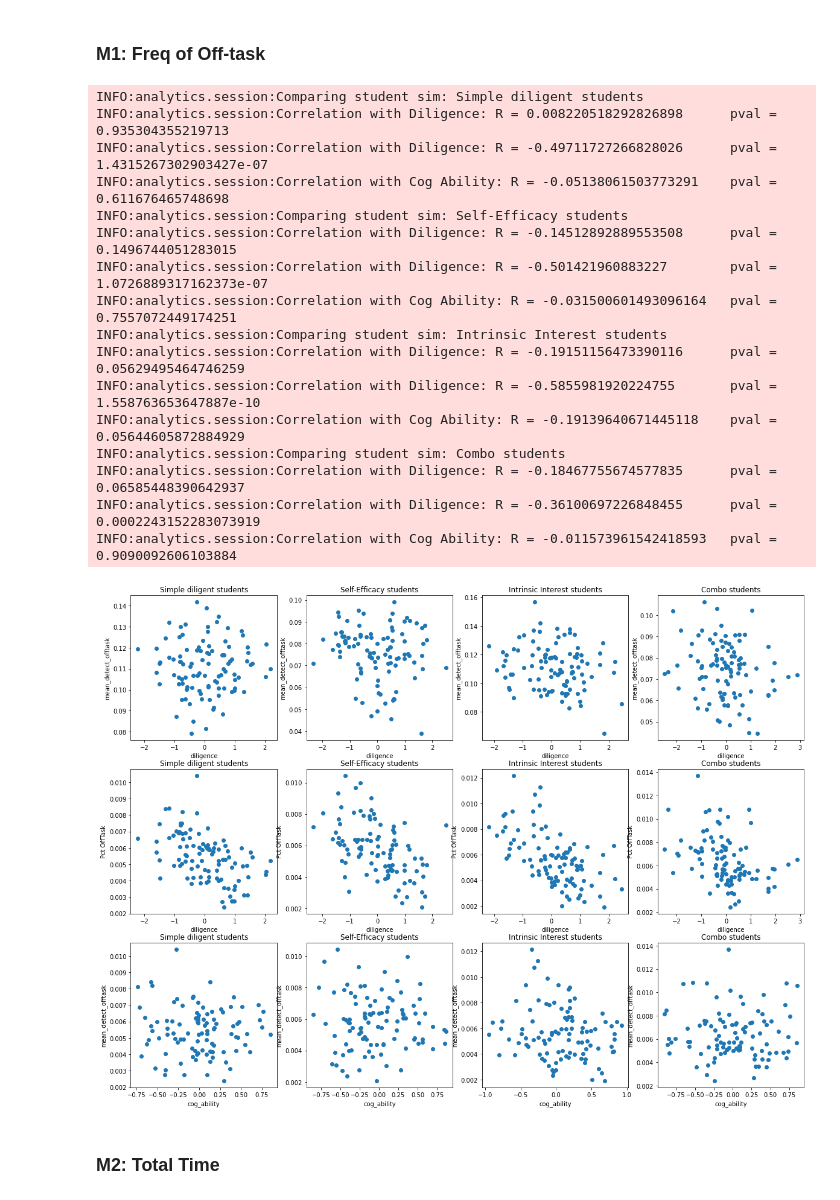
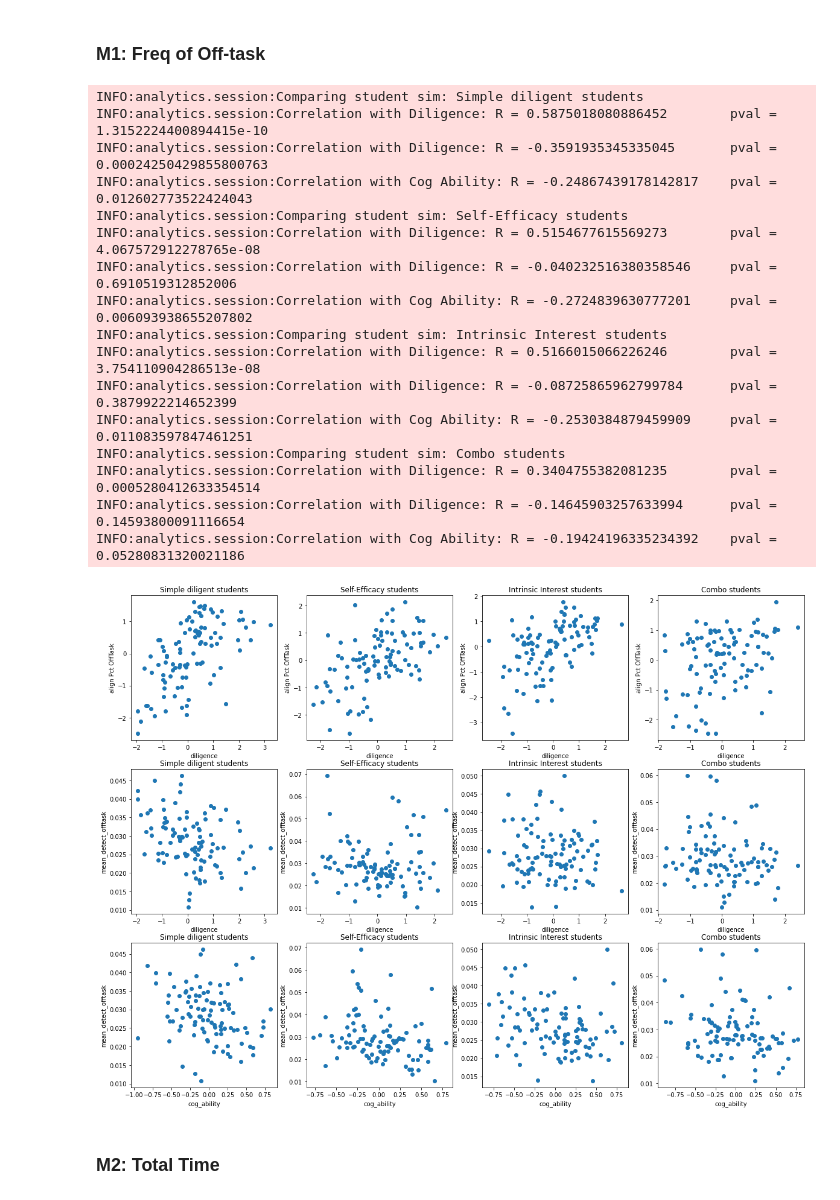
Before and after one commit to stevencdang/MotivSim, a Jupyter notebook: notebooks/Compare_Dil_est-3.ipynb, the cells around one changed output. Drawn from its saved outputs; the diff is of its cells as text; code cells hidden in the pictures.

```diff
--- a/notebooks/Compare_Dil_est-3.ipynb
+++ b/notebooks/Compare_Dil_est-3.ipynb
@@ -135,8 +135,8 @@ INFO:analytics.session:Skipping Clearing database
 # %% [markdown]
 # Simulating learners
 # %%
-num_students = 20
-num_sessions = 10
+num_students = 100
+num_sessions = 20
 # %%
 sim_helper = SimHelper(db)
 # %%
@@ -675,15 +864,23 @@ for desc in batch_descs:
 
     args = [session_calc.calc_stu_session_stats, sid, 50]
     ses_stats, runtime = batch_calc.time_calc(batch_calc.batch_calc, args)
-    logger.info(f"Calculated student activity stats: {ses_stats.shape}\tRuntime: {runtime} seconds")
+    logger.info(f"Calculated student session stats: {ses_stats.shape}\tRuntime: {runtime} seconds")
 
     args = [calc_stats, sid, 50]
     dil_stats, runtime = batch_calc.time_calc(batch_calc.batch_calc, args)
     logger.info(f"Calculated diligence stats: {dil_stats.shape}\tRuntime: {runtime} seconds")
 
+    args = [get_afm_steps, sid, 50]
+    afm_steps, runtime = batch_calc.time_calc(batch_calc.batch_calc, args)
+    logger.info(f"Calculated Step rollup for afm: {afm_steps.shape}\tRuntime: {runtime} seconds")
+
+#    stu_afm = run_afm(afm_steps)
+    stu_afm, runtime = batch_calc.time_calc(run_afm, [afm_steps])
+    logger.info(f"Calculated afm intercepts: {stu_afm.shape}\tRuntime: {runtime} seconds")
+
 
     stu_stats[desc] = pd.concat([sim_students, action_dist, tx_stats, ses_stats,
-                                 dil_stats], axis=1)
+                                 dil_stats, stu_afm], axis=1)
     logger.info(f"Merged new stats together: {stu_stats[desc].shape}")
 # %% [output]
 INFO:analytics.session:Starting calculation
@@ -705,0 +903,14 @@ INFO:analytics.session:Merged new stats together: (100, 68)
+# %%
+# Align direction of measures and scale
+measures = ['pct class', 'Pct OffTask', 'start speed', 'early finish']
+scaled_measures = {m: f"align {m}" for m in measures}
+# Align these columns so greater value == greater diligence
+align_measures = {"pct class": 1, "Pct OffTask": -1, 'start speed': -1, 'early finish': -1}
+for i, desc in enumerate(batch_descs):
+    logger.info(f"Aligning columns for student sim: {desc}")
+    ss = stu_stats[desc]
+    for m in measures:
+        d = ss[m]
+        stu_stats[desc][scaled_measures[m]] = align_measures[m] * (d - d.mean())/d.std()
+
+logger.info(f"Added new columns: {scaled_measures.values()}")
@@ -707,0 +927,11 @@ INFO:analytics.session:Merged new stats together: (100, 68)
+# %%
+measures = ['pct class', 'Pct OffTask', 'start speed', 'early finish']
+cor_mat = {desc: pd.DataFrame(index=measures, columns = measures) for desc in batch_descs}
+for i, desc in enumerate(batch_descs):
+    logger.info(f"Comparing student sim: {desc}")
+    ss = stu_stats[desc]
+    for m_i in measures:
+        for m_j in measures:
+            corr, pval = pearsonr(ss[m_i],ss[m_j])
+            cor_mat[desc].loc[m_i, m_j] = corr
+    logger.info(f"\n{cor_mat[desc]}")
@@ -716,7 +964,7 @@ for i, desc in enumerate(batch_descs):
     ss = stu_stats[desc]
 
     xcol = "diligence"
-    ycol = "mean_detect_offtask"
+    ycol = "align Pct OffTask"
     X = ss[xcol]
     Y = ss[ycol]
     corr, pval = pearsonr(X,Y)
@@ -729,48 +977,48 @@ for i, desc in enumerate(batch_descs):
     plt.ylabel(ycol)
 
     xcol = "diligence"
-    ycol = "Pct OffTask"
+    ycol = "mean_detect_offtask"
     X = ss[xcol]
     Y = ss[ycol]
     corr, pval = pearsonr(X,Y)
     logger.info(f"Correlation with Diligence: R = {corr}\t pval = {pval}")
 
     plt.subplot(3,n,n+i+1)
     plt.scatter(X, Y)
     plt.title(desc)
     plt.xlabel(xcol)
     plt.ylabel(ycol)
 
     xcol = "cog_ability"
     ycol = "mean_detect_offtask"
     X = ss[xcol]
     corr, pval = pearsonr(X,Y)
     logger.info(f"Correlation with Cog Ability: R = {corr}\t pval = {pval}")
 
     plt.subplot(3,n,2*n+i+1)
     plt.scatter(X, Y)
     plt.title(desc)
     plt.xlabel(xcol)
     plt.ylabel(ycol)
 plt.show()
 # %% [output]
 INFO:analytics.session:Comparing student sim: Simple diligent students
-INFO:analytics.session:Correlation with Diligence: R = 0.008220518292826898      pval = 0.935304355219713
-INFO:analytics.session:Correlation with Diligence: R = -0.49711727266828026      pval = 1.4315267302903427e-07
-INFO:analytics.session:Correlation with Cog Ability: R = -0.05138061503773291    pval = 0.611676465748698
+INFO:analytics.session:Correlation with Diligence: R = 0.5875018080886452        pval = 1.3152224400894415e-10
+INFO:analytics.session:Correlation with Diligence: R = -0.3591935345335045       pval = 0.00024250429855800763
+INFO:analytics.session:Correlation with Cog Ability: R = -0.24867439178142817    pval = 0.012602773522424043
 INFO:analytics.session:Comparing student sim: Self-Efficacy students
-INFO:analytics.session:Correlation with Diligence: R = -0.14512892889553508      pval = 0.1496744051283015
-INFO:analytics.session:Correlation with Diligence: R = -0.501421960883227        pval = 1.0726889317162373e-07
-INFO:analytics.session:Correlation with Cog Ability: R = -0.031500601493096164   pval = 0.7557072449174251
+INFO:analytics.session:Correlation with Diligence: R = 0.5154677615569273        pval = 4.067572912278765e-08
+INFO:analytics.session:Correlation with Diligence: R = -0.040232516380358546     pval = 0.6910519312852006
+INFO:analytics.session:Correlation with Cog Ability: R = -0.2724839630777201     pval = 0.006093938655207802
 INFO:analytics.session:Comparing student sim: Intrinsic Interest students
-INFO:analytics.session:Correlation with Diligence: R = -0.19151156473390116      pval = 0.05629495464746259
-INFO:analytics.session:Correlation with Diligence: R = -0.5855981920224755       pval = 1.558763653647887e-10
-INFO:analytics.session:Correlation with Cog Ability: R = -0.19139640671445118    pval = 0.05644605872884929
+INFO:analytics.session:Correlation with Diligence: R = 0.5166015066226246        pval = 3.754110904286513e-08
+INFO:analytics.session:Correlation with Diligence: R = -0.08725865962799784      pval = 0.3879922214652399
+INFO:analytics.session:Correlation with Cog Ability: R = -0.2530384879459909     pval = 0.011083597847461251
 INFO:analytics.session:Comparing student sim: Combo students
-INFO:analytics.session:Correlation with Diligence: R = -0.18467755674577835      pval = 0.06585448390642937
-INFO:analytics.session:Correlation with Diligence: R = -0.36100697226848455      pval = 0.0002243152283073919
-INFO:analytics.session:Correlation with Cog Ability: R = -0.011573961542418593   pval = 0.9090092606103884
+INFO:analytics.session:Correlation with Diligence: R = 0.3404755382081235        pval = 0.0005280412633354514
+INFO:analytics.session:Correlation with Diligence: R = -0.14645903257633994      pval = 0.14593800091116654
+INFO:analytics.session:Correlation with Cog Ability: R = -0.19424196335234392    pval = 0.05280831320021186
-[figure, old version]
+[figure, new version]
 # %% [markdown]
 ### M2: Total Time
 # %%
```
Also changed, not shown: parts of 54 cells of this notebook, 8 other files.
